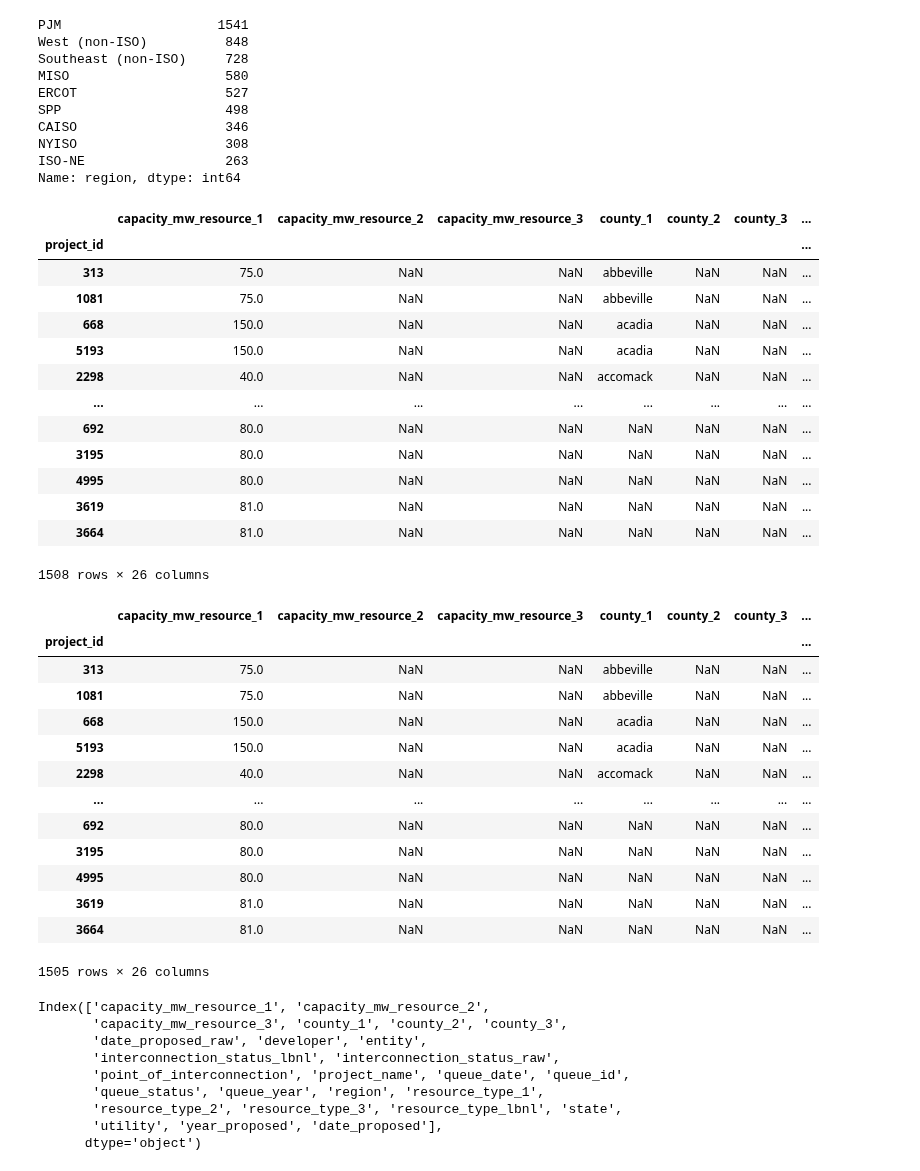
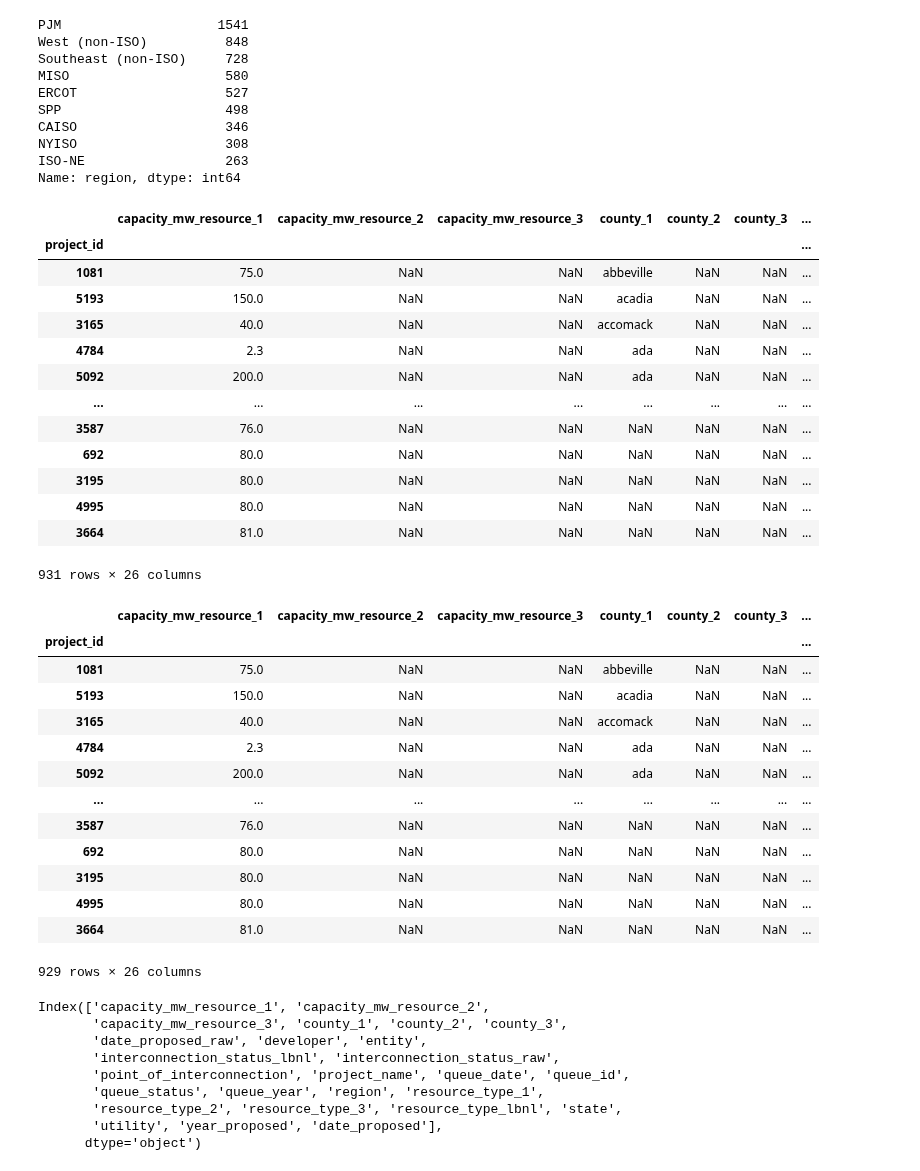
Before and after one commit to deployment-gap-model-education-fund/deployment-gap-model, a Jupyter notebook: notebooks/02-kl-deduplicate_active_iso_queue.ipynb, the cells around one changed output. Cells and saved outputs as stored; diff of their text form; code cells hidden in the pictures.

```diff
--- a/notebooks/02-kl-deduplicate_active_iso_queue.ipynb
+++ b/notebooks/02-kl-deduplicate_active_iso_queue.ipynb
@@ -154,39 +157,39 @@ Name: region, dtype: int64
 ids1 = ['county_1', 'resource_type_1', 'capacity_mw_resource_1', 'utility', 'region']
 ids2 = ['county_1', 'resource_type_1', 'capacity_mw_resource_1', 'utility', 'entity']
 # %%
-active[active.duplicated(ids1, keep=False)].sort_values(ids1)
+active[active.duplicated(ids1, keep='first')].sort_values(ids1)
 # %% [output]
 |  | capacity_mw_resource_1 | capacity_mw_resource_2 | capacity_mw_resource_3 | county_1 | county_2 | county_3 | ... |
 | project_id |  |  |  |  |  |  | ... |
-| 313 | 75.0 | NaN | NaN | abbeville | NaN | NaN | ... |
 | 1081 | 75.0 | NaN | NaN | abbeville | NaN | NaN | ... |
-| 668 | 150.0 | NaN | NaN | acadia | NaN | NaN | ... |
 | 5193 | 150.0 | NaN | NaN | acadia | NaN | NaN | ... |
-| 2298 | 40.0 | NaN | NaN | accomack | NaN | NaN | ... |
+| 3165 | 40.0 | NaN | NaN | accomack | NaN | NaN | ... |
+| 4784 | 2.3 | NaN | NaN | ada | NaN | NaN | ... |
+| 5092 | 200.0 | NaN | NaN | ada | NaN | NaN | ... |
 | ... | ... | ... | ... | ... | ... | ... | ... |
+| 3587 | 76.0 | NaN | NaN | NaN | NaN | NaN | ... |
 | 692 | 80.0 | NaN | NaN | NaN | NaN | NaN | ... |
 | 3195 | 80.0 | NaN | NaN | NaN | NaN | NaN | ... |
 | 4995 | 80.0 | NaN | NaN | NaN | NaN | NaN | ... |
-| 3619 | 81.0 | NaN | NaN | NaN | NaN | NaN | ... |
 | 3664 | 81.0 | NaN | NaN | NaN | NaN | NaN | ... |
-1508 rows × 26 columns
+931 rows × 26 columns
 # %%
-active[active.duplicated(ids2, keep=False)].sort_values(ids2)
+active[active.duplicated(ids2, keep='first')].sort_values(ids2)
 # %% [output]
 |  | capacity_mw_resource_1 | capacity_mw_resource_2 | capacity_mw_resource_3 | county_1 | county_2 | county_3 | ... |
 | project_id |  |  |  |  |  |  | ... |
-| 313 | 75.0 | NaN | NaN | abbeville | NaN | NaN | ... |
 | 1081 | 75.0 | NaN | NaN | abbeville | NaN | NaN | ... |
-| 668 | 150.0 | NaN | NaN | acadia | NaN | NaN | ... |
 | 5193 | 150.0 | NaN | NaN | acadia | NaN | NaN | ... |
-| 2298 | 40.0 | NaN | NaN | accomack | NaN | NaN | ... |
+| 3165 | 40.0 | NaN | NaN | accomack | NaN | NaN | ... |
+| 4784 | 2.3 | NaN | NaN | ada | NaN | NaN | ... |
+| 5092 | 200.0 | NaN | NaN | ada | NaN | NaN | ... |
 | ... | ... | ... | ... | ... | ... | ... | ... |
+| 3587 | 76.0 | NaN | NaN | NaN | NaN | NaN | ... |
 | 692 | 80.0 | NaN | NaN | NaN | NaN | NaN | ... |
 | 3195 | 80.0 | NaN | NaN | NaN | NaN | NaN | ... |
 | 4995 | 80.0 | NaN | NaN | NaN | NaN | NaN | ... |
-| 3619 | 81.0 | NaN | NaN | NaN | NaN | NaN | ... |
 | 3664 | 81.0 | NaN | NaN | NaN | NaN | NaN | ... |
-1505 rows × 26 columns
+929 rows × 26 columns
 # %%
 active.columns
 # %% [output]
```
Also changed, not shown: parts of 41 cells of this notebook.
